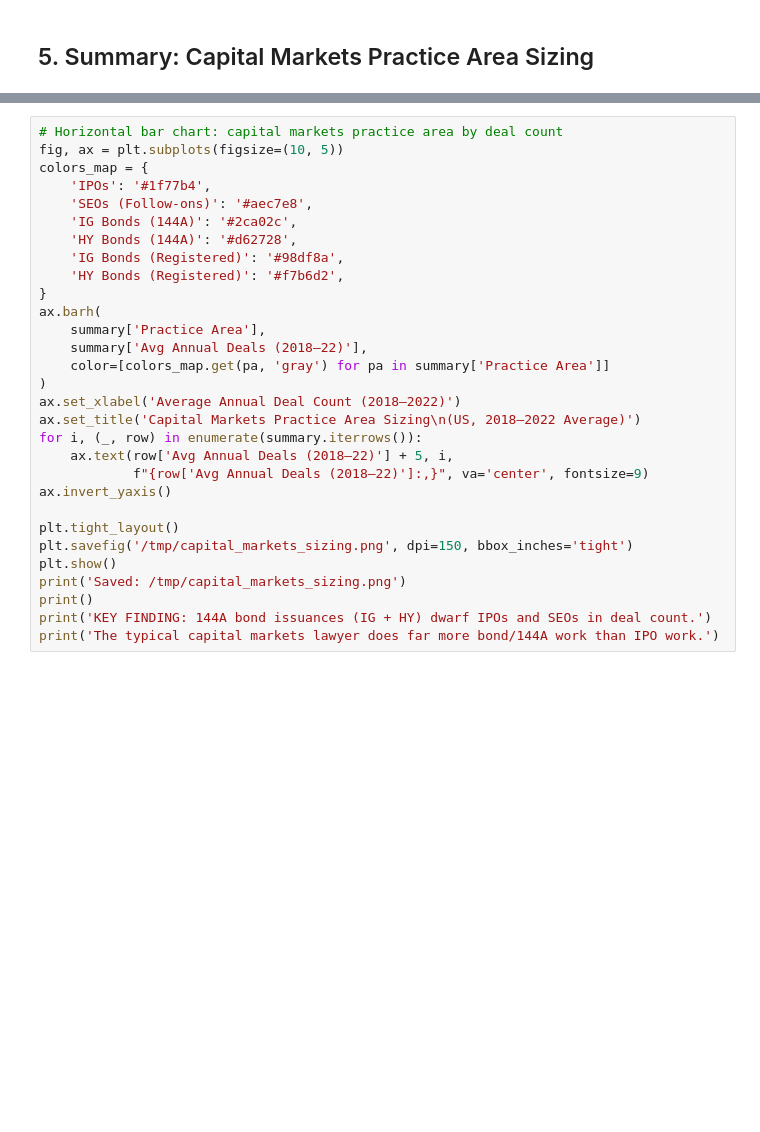
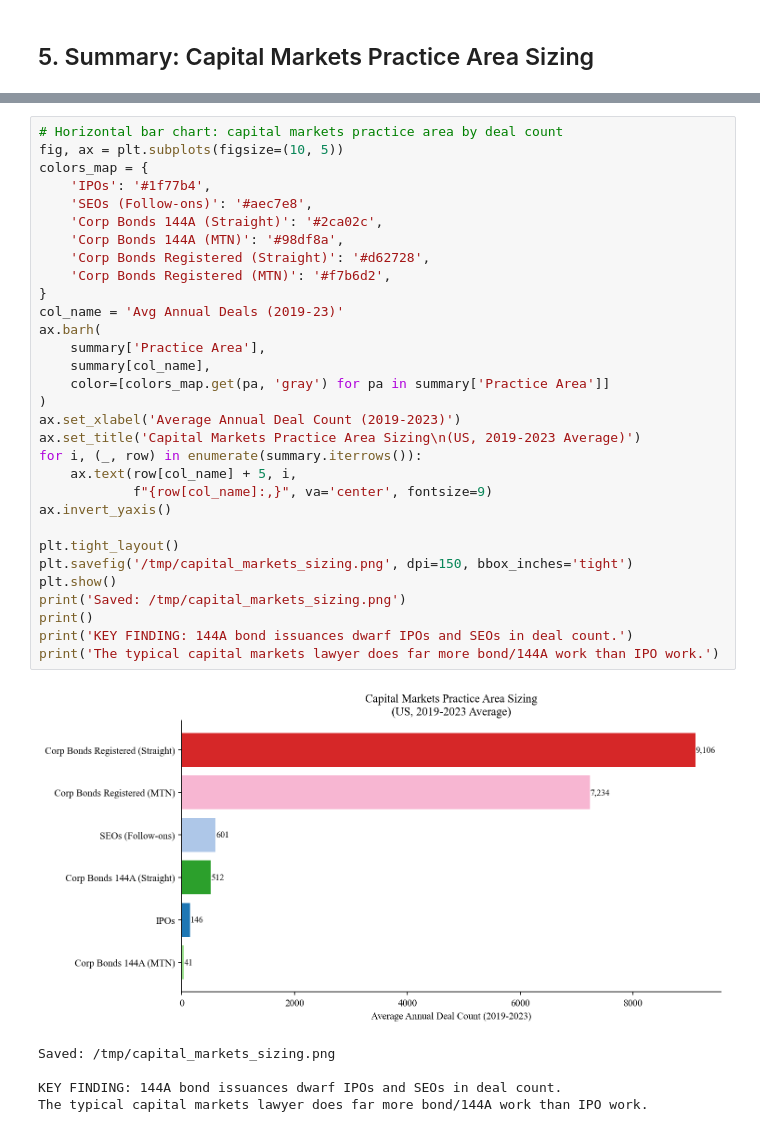
Before and after one commit to edwinhu/claude-plugins, a Jupyter notebook: skills/wrds/examples/sdc_issuances_eda.ipynb, the cells around one changed output, grey strips where cells are left out. Saved outputs shown, nothing was run; the diff lists cells and outputs as text; blank space fills up the shorter version.

```diff
--- a/skills/wrds/examples/sdc_issuances_eda.ipynb
+++ b/skills/wrds/examples/sdc_issuances_eda.ipynb
@@ -340,30 +497,37 @@ print(summary.to_string(index=False))
 # %%
 # Horizontal bar chart: capital markets practice area by deal count
 fig, ax = plt.subplots(figsize=(10, 5))
 colors_map = {
     'IPOs': '#1f77b4',
     'SEOs (Follow-ons)': '#aec7e8',
-    'IG Bonds (144A)': '#2ca02c',
-    'HY Bonds (144A)': '#d62728',
-    'IG Bonds (Registered)': '#98df8a',
-    'HY Bonds (Registered)': '#f7b6d2',
+    'Corp Bonds 144A (Straight)': '#2ca02c',
+    'Corp Bonds 144A (MTN)': '#98df8a',
+    'Corp Bonds Registered (Straight)': '#d62728',
+    'Corp Bonds Registered (MTN)': '#f7b6d2',
 }
+col_name = 'Avg Annual Deals (2019-23)'
 ax.barh(
     summary['Practice Area'],
-    summary['Avg Annual Deals (2018–22)'],
+    summary[col_name],
     color=[colors_map.get(pa, 'gray') for pa in summary['Practice Area']]
 )
-ax.set_xlabel('Average Annual Deal Count (2018–2022)')
-ax.set_title('Capital Markets Practice Area Sizing\n(US, 2018–2022 Average)')
+ax.set_xlabel('Average Annual Deal Count (2019-2023)')
+ax.set_title('Capital Markets Practice Area Sizing\n(US, 2019-2023 Average)')
 for i, (_, row) in enumerate(summary.iterrows()):
-    ax.text(row['Avg Annual Deals (2018–22)'] + 5, i,
-            f"{row['Avg Annual Deals (2018–22)']:,}", va='center', fontsize=9)
+    ax.text(row[col_name] + 5, i,
+            f"{row[col_name]:,}", va='center', fontsize=9)
 ax.invert_yaxis()
 
 plt.tight_layout()
 plt.savefig('/tmp/capital_markets_sizing.png', dpi=150, bbox_inches='tight')
 plt.show()
 print('Saved: /tmp/capital_markets_sizing.png')
 print()
-print('KEY FINDING: 144A bond issuances (IG + HY) dwarf IPOs and SEOs in deal count.')
+print('KEY FINDING: 144A bond issuances dwarf IPOs and SEOs in deal count.')
 print('The typical capital markets lawyer does far more bond/144A work than IPO work.')
+# %% [output]
+[figure, added]
+Saved: /tmp/capital_markets_sizing.png
+
+KEY FINDING: 144A bond issuances dwarf IPOs and SEOs in deal count.
+The typical capital markets lawyer does far more bond/144A work than IPO work.
```
Also changed, not shown: parts of 15 cells of this notebook, 7 other files.
